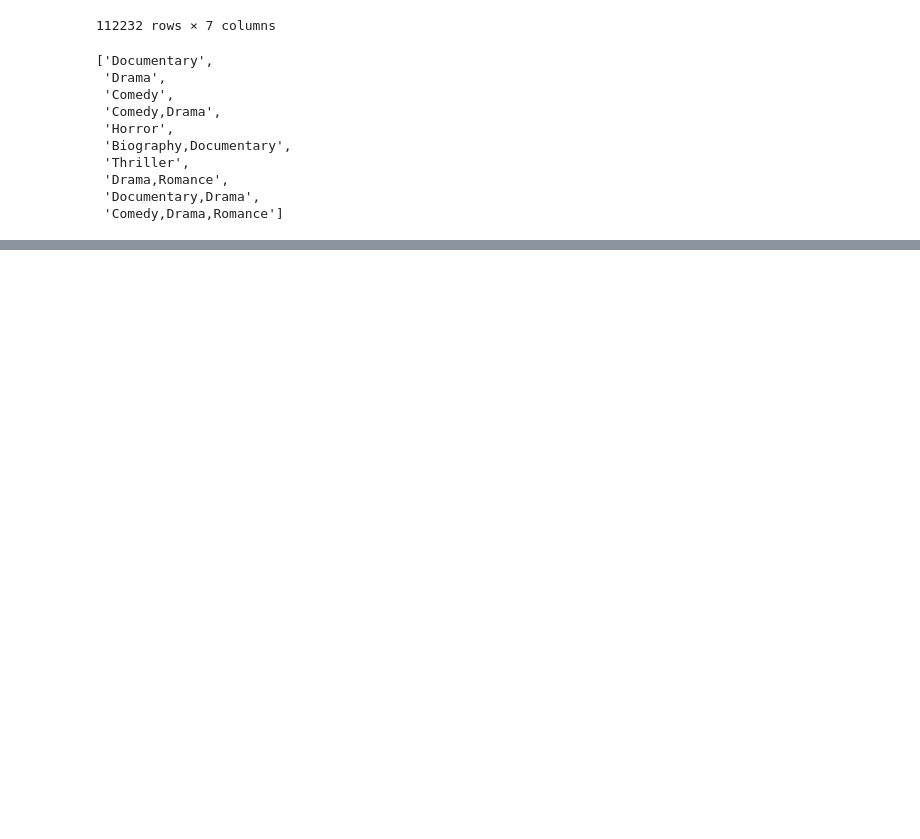
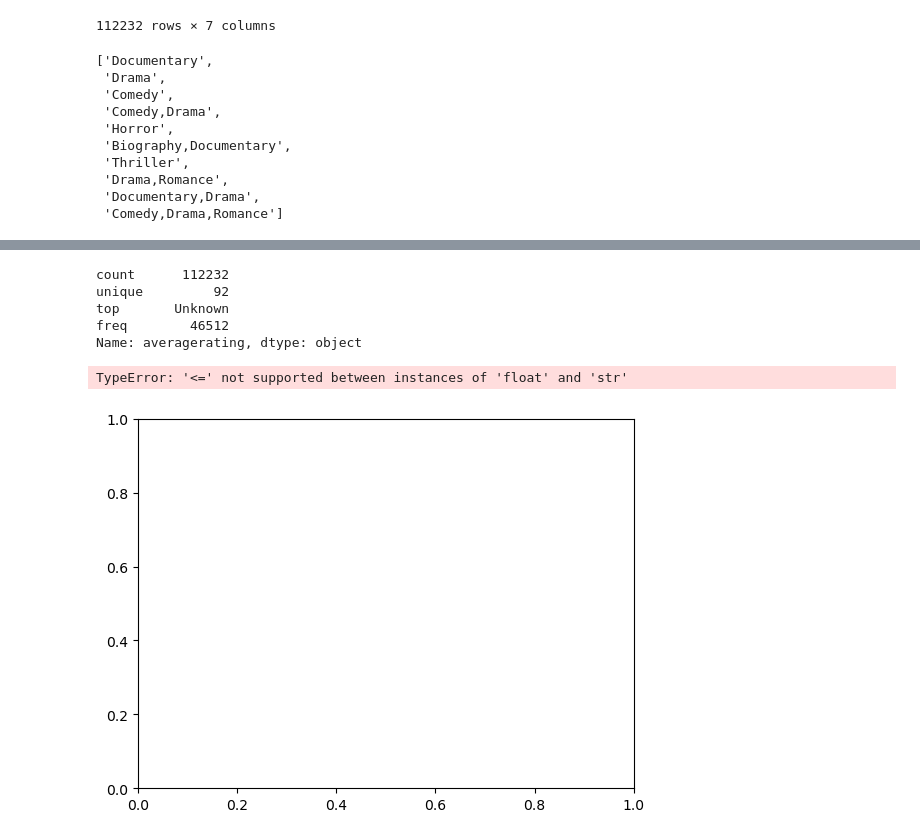
Before and after one commit to wanjikuciku/Phase-1-Project, a Jupyter notebook: project.ipynb, the cells around one changed output, grey strips where cells are left out. Cells and saved outputs as stored; diff of their text form; code cells hidden in the pictures; blank space fills up the shorter version.

Commit message:
Creating my variables for plotting the bar graph abit of a headache putting the average ratings

```diff
--- a/project.ipynb
+++ b/project.ipynb
@@ -818,3 +834,16 @@ top_10_genres
+# %%
+basics_and_ratings['averagerating'].describe()
+# %% [output]
+count      112232
+unique         92
+top       Unknown
+freq        46512
+Name: averagerating, dtype: object
+# %%
+basics_and_ratings['averagerating'].hist(bins=10)
+# %% [output]
+TypeError: '<=' not supported between instances of 'float' and 'str'
+[figure, added]
 # %%
 # set up plots
 fig, ax = plt.subplots(figsize=(12,6))
```
Also changed, not shown: parts of 2 cells of this notebook.
